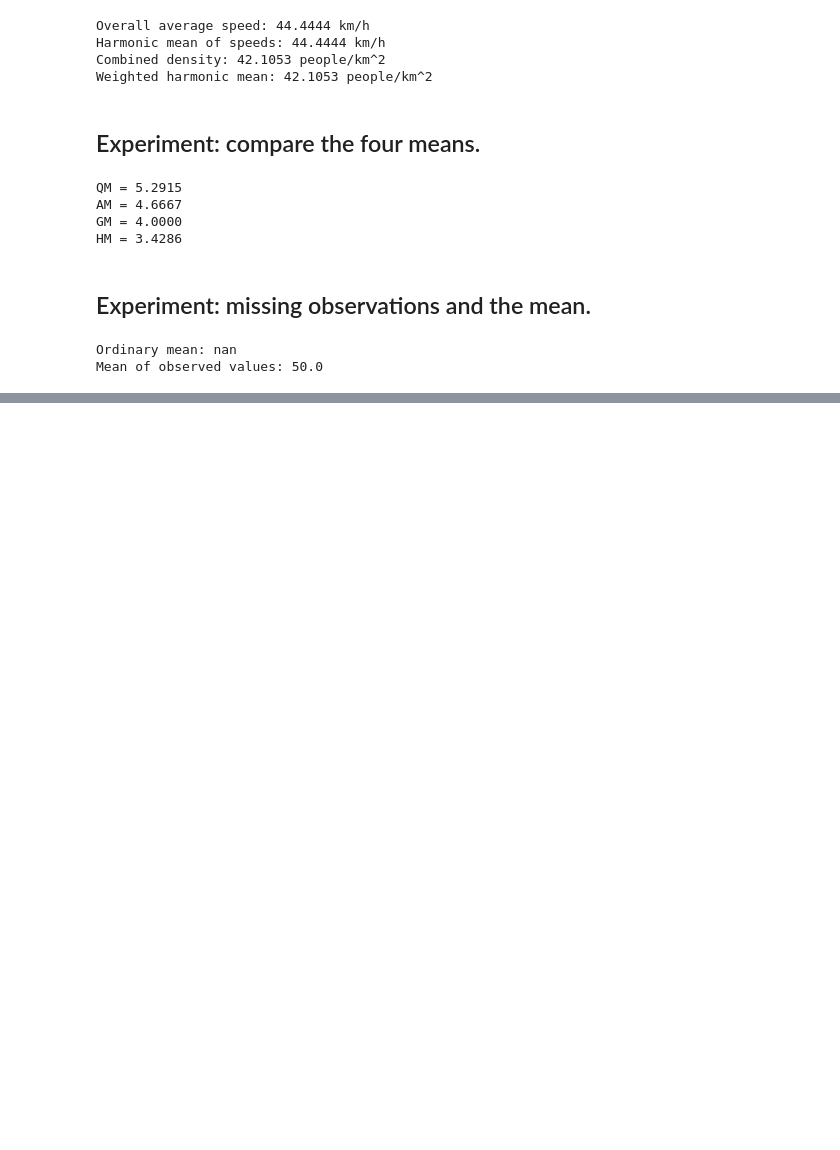
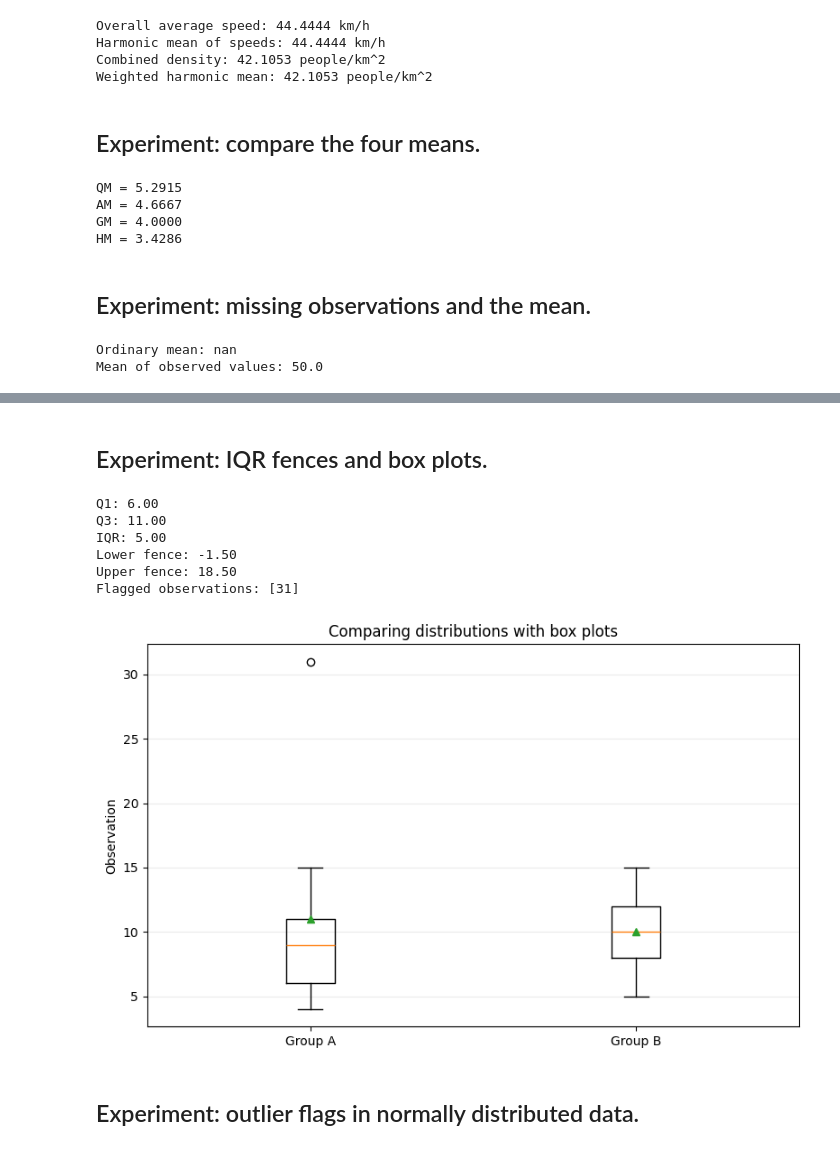
Before and after one commit to basunotes/basunotes.github.io, a Jupyter notebook: notes/notebooks/measures_of_central_tendency.ipynb, the cells around one changed output, grey strips where cells are left out. Cells and saved outputs as stored; diff of their text form; code cells hidden in the pictures; blank space fills up the shorter version.

```diff
--- a/notes/notebooks/measures_of_central_tendency.ipynb
+++ b/notes/notebooks/measures_of_central_tendency.ipynb
@@ -170,0 +512,63 @@ Mean of observed values: 50.0
+# %% [markdown]
+## Experiment: IQR fences and box plots.
+# %%
+import numpy as np
+import matplotlib.pyplot as plt
+
+group_a = np.array([4, 5, 6, 8, 9, 10, 11, 15, 31])
+group_b = np.array([5, 7, 8, 9, 10, 11, 12, 13, 15])
+
+q1, q3 = np.quantile(
+    group_a, [0.25, 0.75],
+    method="linear"
+)
+
+iqr = q3 - q1
+lower_fence = q1 - 1.5 * iqr
+upper_fence = q3 + 1.5 * iqr
+
+outliers = group_a[
+    (group_a < lower_fence) |
+    (group_a > upper_fence)
+]
+
+print(f"Q1: {q1:.2f}")
+print(f"Q3: {q3:.2f}")
+print(f"IQR: {iqr:.2f}")
+print(f"Lower fence: {lower_fence:.2f}")
+print(f"Upper fence: {upper_fence:.2f}")
+print("Flagged observations:", outliers)
+
+fig, ax = plt.subplots(figsize=(8, 5))
+
+ax.boxplot(
+    [group_a, group_b],
+    whis=1.5,
+    showmeans=True
+)
+
+ax.set_xticks([1, 2], ["Group A", "Group B"])
+ax.set_ylabel("Observation")
+ax.set_title("Comparing distributions with box plots")
+ax.grid(axis="y", alpha=0.25)
+
+fig.tight_layout()
+fig.savefig(
+    "../../images/iqr_boxplots.png",
+    dpi=180,
+    bbox_inches="tight"
+)
+plt.show()
+
+# Experiment: change the observation 31 to 1000.
+# How do the fences and whiskers change?
+# %% [output]
+Q1: 6.00
+Q3: 11.00
+IQR: 5.00
+Lower fence: -1.50
+Upper fence: 18.50
+Flagged observations: [31]
+[figure, added]
+# %% [markdown]
+## Experiment: outlier flags in normally distributed data.
```
Also changed, not shown: parts of 21 cells of this notebook, 5 other files.
